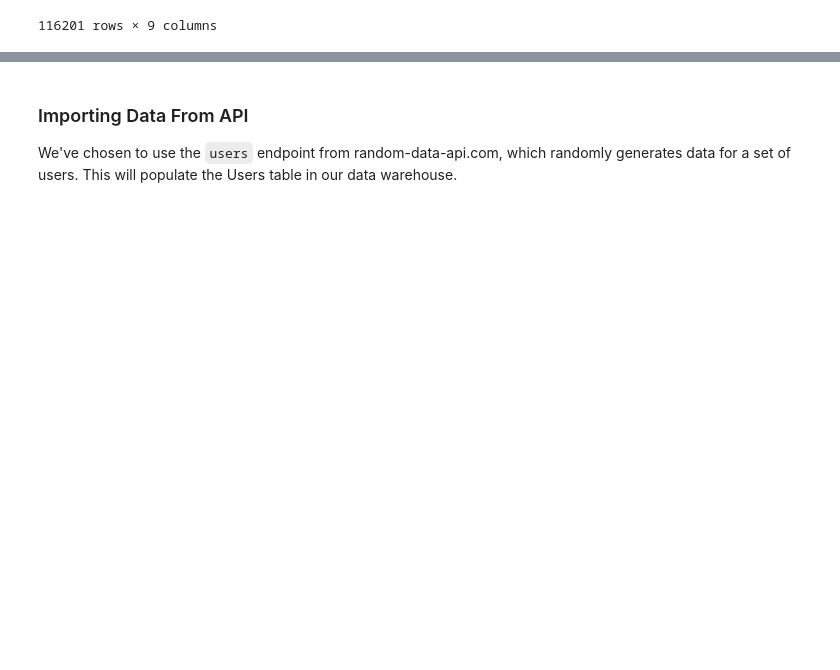
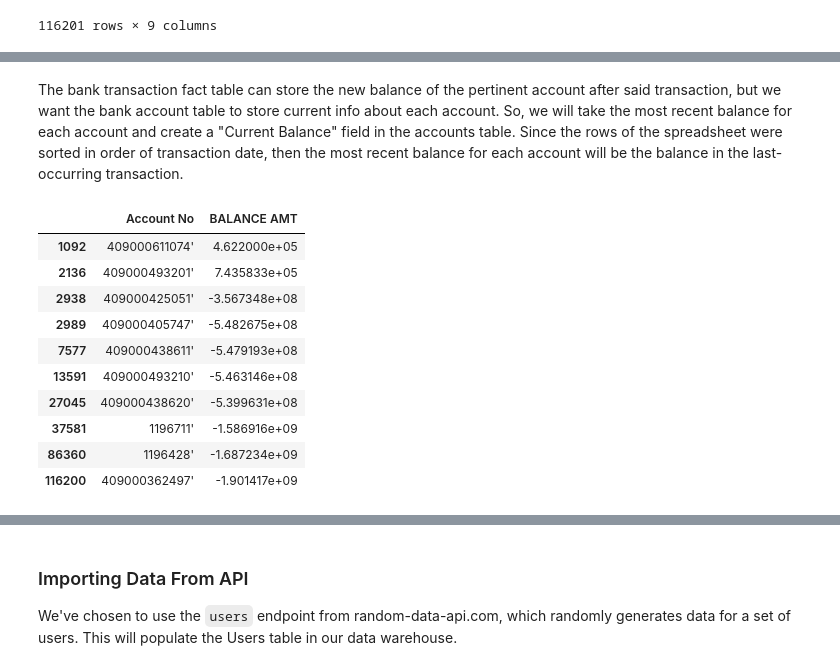
Before and after one commit to MKhour/DSProject1, a Jupyter notebook: DSProject1.ipynb, the cells around one changed output, grey strips where cells are left out. Saved outputs shown, nothing was run; the diff lists cells and outputs as text; code cells hidden in the pictures; blank space fills up the shorter version.

```diff
--- a/DSProject1.ipynb
+++ b/DSProject1.ipynb
@@ -100,0 +131,17 @@ transaction_info
+# %% [markdown]
+The bank transaction fact table can store the new balance of the pertinent account after said transaction, but we want the bank account table to store current info about each account. So, we will take the most recent balance for each account and create a "Current Balance" field in the accounts table.  Since the rows of the spreadsheet were sorted in order of transaction date, then the most recent balance for each account will be the balance in the last-occurring transaction.
+# %%
+account_info = account_info.drop_duplicates(subset=["Account No"], keep="last") # keep only the last record for each account
+account_info
+# %% [output]
+|  | Account No | BALANCE AMT |
+| 1092 | 409000611074' | 4.622000e+05 |
+| 2136 | 409000493201' | 7.435833e+05 |
+| 2938 | 409000425051' | -3.567348e+08 |
+| 2989 | 409000405747' | -5.482675e+08 |
+| 7577 | 409000438611' | -5.479193e+08 |
+| 13591 | 409000493210' | -5.463146e+08 |
+| 27045 | 409000438620' | -5.399631e+08 |
+| 37581 | 1196711' | -1.586916e+09 |
+| 86360 | 1196428' | -1.687234e+09 |
+| 116200 | 409000362497' | -1.901417e+09 |
```
Also changed, not shown: parts of 18 cells of this notebook.
